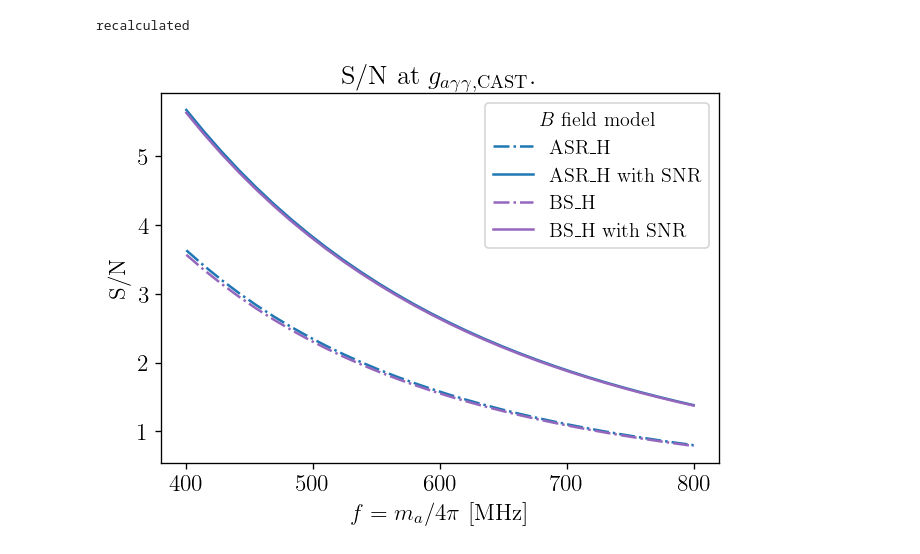
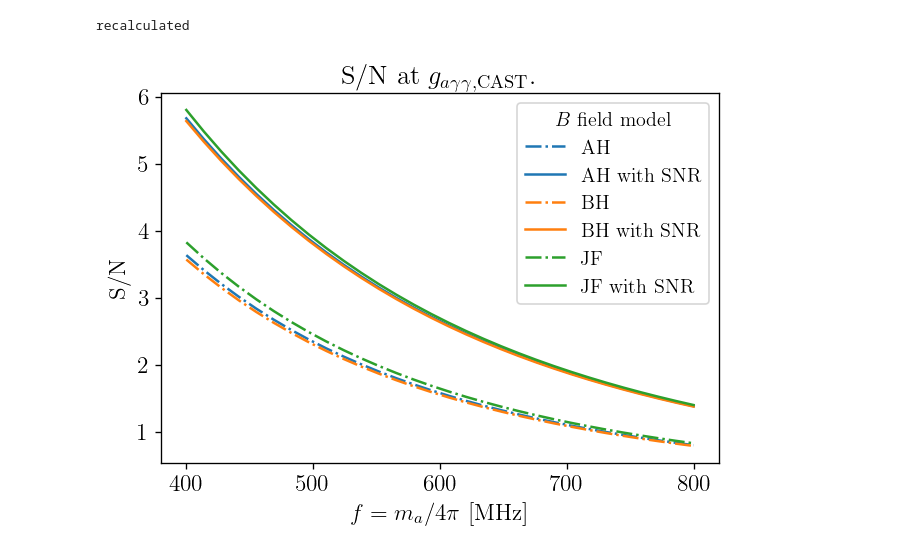
Before and after one commit to yitiansun/axion-mirror, a Jupyter notebook: notebook/CHIME_estimate.ipynb, the cells around one changed output. Drawn from its saved outputs; the diff is of its cells as text; code cells hidden in the pictures.

```diff
--- a/notebook/CHIME_estimate.ipynb
+++ b/notebook/CHIME_estimate.ipynb
@@ -209,10 +209,10 @@ for i, freq in enumerate(tqdm(freq_s)):
 # %%
 fig, ax = plt.subplots(figsize=(6, 4))
 
-colors = ['tab:blue', 'tab:purple']
+colors = ['C0', 'C1', 'C2']
 
-for i, B_scheme in enumerate(B_schemes):
-    ax.plot(freq_s, tot_SNR_s[B_scheme], label=B_scheme, c=colors[i])
+for i, scheme in enumerate(schemes):
+    ax.plot(freq_s, tot_SNR_s[scheme], label=scheme, c=colors[i])
 ax.set(xlabel=r'$f=m_a/4\pi$ [MHz]', ylabel='S/N',
        title=r'S/N at $g_{a\gamma\gamma,\mathrm{CAST}}$.')
 ax.legend(title=r'$B$ field model');
@@ -313,6 +314,6 @@ fig.colorbar(im, ax=ax);
 [figure]
 # %%
-tot_temp_map_wsnr = tot_temp_map[B_scheme].copy()
+tot_temp_map_wsnr = tot_temp_map[scheme].copy()
 for snr in tqdm(snr_list):
     add_snr_to_map(tot_temp_map_wsnr, snr, nu_haslam, in_place=True)
 # %%
@@ -334,9 +335,9 @@ fig.colorbar(im1, ax=axs[1], orientation='horizontal', aspect=40);
 ## 9. Frequency dependence with SNR
 # %%
 tot_temp_map = {}
-B_schemes = ['ASR_H', 'BS_H']
-for B_scheme in B_schemes:
-    tot_temp_map[B_scheme] = np.load(f'{INTM_DIR}/tot_temp_map_{B_scheme}.npy')
+schemes = ['AH', 'BH', 'JF']
+for scheme in schemes:
+    tot_temp_map[scheme] = np.load(f'{INTM_DIR}/tot_temp_map_{scheme}.npy')
 haslam_dsds_map = np.load(f'{INTM_DIR}/haslam_dsds_map.npy')
 exposure_map = np.load(f'{INTM_DIR}/exposure_map.npy')
 
@@ -344,36 +345,36 @@ snr_list = pickle.load(open('../data/SNR/snrlist.p', 'rb'))
 # %%
 freq_s = np.linspace(400, 800, 30)
 tot_SNR_s = {}
-for B_scheme in B_schemes:
-    tot_SNR_s[B_scheme] = np.zeros_like(freq_s)
-    tot_SNR_s[B_scheme+'_wsnr'] = np.zeros_like(freq_s)
+for scheme in schemes:
+    tot_SNR_s[scheme] = np.zeros_like(freq_s)
+    tot_SNR_s[scheme+'_wsnr'] = np.zeros_like(freq_s)
 
 beta = -2.55
 
 for i, freq in enumerate(tqdm(freq_s)):
-    for B_scheme in B_schemes:
+    for scheme in schemes:
         # without SNR
-        sig_temp_map = tot_temp_map[B_scheme] * (freq/nu_haslam)**(beta-1)
+        sig_temp_map = tot_temp_map[scheme] * (freq/nu_haslam)**(beta-1)
         bkg_temp_map = haslam_dsds_map * (freq/nu_haslam)**(beta) + 50
         SNR_map = sig_temp_map * np.sqrt(2*dnu(freq)*1e6*exposure_map*n_day) / bkg_temp_map
-        tot_SNR_s[B_scheme][i] = np.sqrt(np.sum(SNR_map**2))
+        tot_SNR_s[scheme][i] = np.sqrt(np.sum(SNR_map**2))
         # with SNR
         for snr in snr_list:
             add_snr_to_map(sig_temp_map, snr, freq, in_place=True)
         SNR_map = sig_temp_map * np.sqrt(2*dnu(freq)*1e6*exposure_map*n_day) / bkg_temp_map
-        tot_SNR_s[B_scheme+'_wsnr'][i] = np.sqrt(np.sum(SNR_map**2))
+        tot_SNR_s[scheme+'_wsnr'][i] = np.sqrt(np.sum(SNR_map**2))
 # %% [output]
 recalculated
 # %%
 fig, ax = plt.subplots(figsize=(6, 4))
 
-colors = [['tab:blue', 'tab:purple'], ['tab:blue', 'tab:purple']]
+colors = [['C0', 'C1', 'C2'], ['C0', 'C1', 'C2']]
 
-for i, B_scheme in enumerate(B_schemes):
-    ax.plot(freq_s, tot_SNR_s[B_scheme], '-.', label=B_scheme, c=colors[0][i])
-    ax.plot(freq_s, tot_SNR_s[B_scheme+'_wsnr'], label=B_scheme+' with SNR', c=colors[1][i])
+for i, scheme in enumerate(schemes):
+    ax.plot(freq_s, tot_SNR_s[scheme], '-.', label=scheme, c=colors[0][i])
+    ax.plot(freq_s, tot_SNR_s[scheme+'_wsnr'], label=scheme+' with SNR', c=colors[1][i])
 ax.set(xlabel=r'$f=m_a/4\pi$ [MHz]', ylabel='S/N',
        title=r'S/N at $g_{a\gamma\gamma,\mathrm{CAST}}$.')
 ax.legend(title=r'$B$ field model');
 # %% [output]
-[figure, old version]
+[figure, new version]
```
Also changed, not shown: parts of 10 cells of this notebook, 4 other files.
